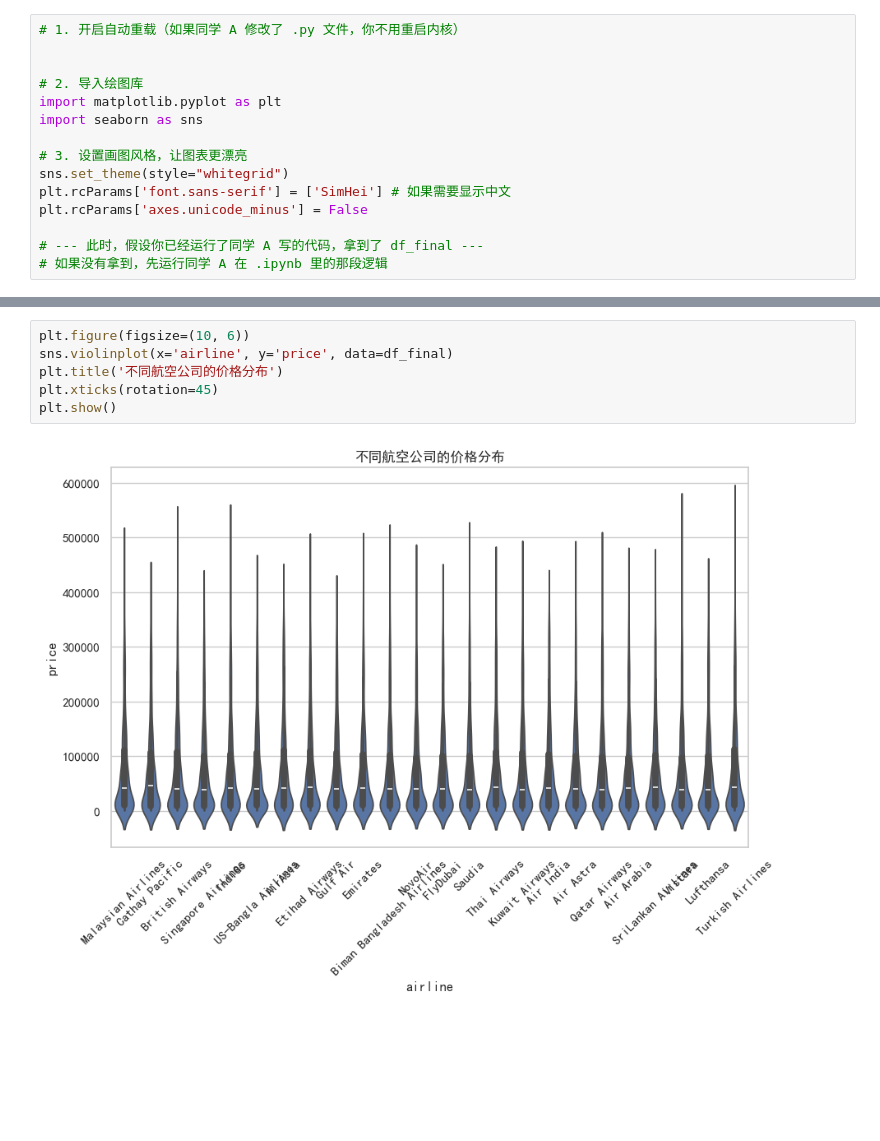
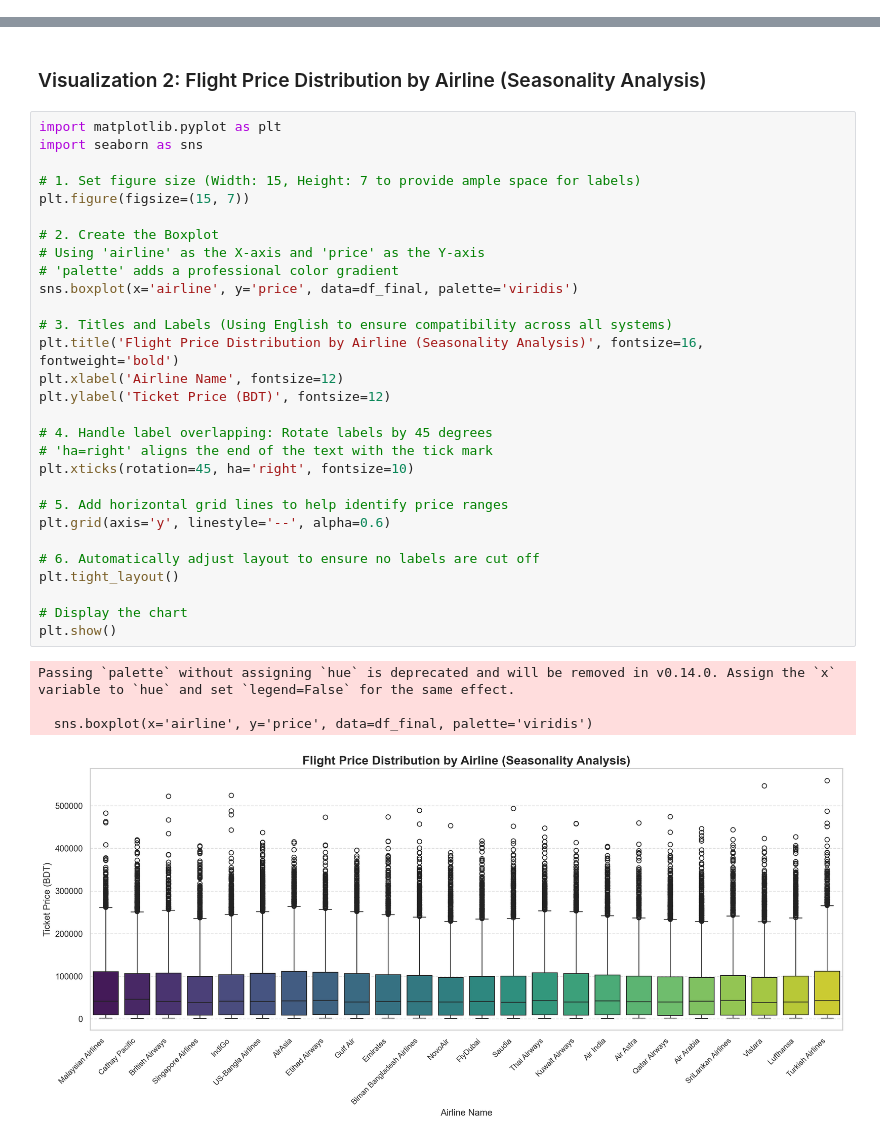
Before and after one commit to zhuxingke6-cpu/Capstone-Project, a Jupyter notebook: capstone_group11.ipynb, the cells around one changed output, grey strips where cells are left out. Cells and saved outputs as stored; diff of their text form; blank space fills up the shorter version.

```diff
--- a/capstone_group11.ipynb
+++ b/capstone_group11.ipynb
@@ -102,15 +96,0 @@ Finally, we created new variables from the existing data. We converted the `dep_
-# %%
-# 1. 开启自动重载（如果同学 A 修改了 .py 文件，你不用重启内核）
-
-
-# 2. 导入绘图库
-import matplotlib.pyplot as plt
-import seaborn as sns
-
-# 3. 设置画图风格，让图表更漂亮
-sns.set_theme(style="whitegrid")
-plt.rcParams['font.sans-serif'] = ['SimHei'] # 如果需要显示中文
-plt.rcParams['axes.unicode_minus'] = False
-
-# --- 此时，假设你已经运行了同学 A 写的代码，拿到了 df_final ---
-# 如果没有拿到，先运行同学 A 在 .ipynb 里的那段逻辑
@@ -142,8 +168,36 @@ Predictive Significance: The dep_hour feature, extracted by Teammate A, proves t
+# %% [markdown]
+### Visualization 2: Flight Price Distribution by Airline (Seasonality Analysis)
 # %%
-plt.figure(figsize=(10, 6))
-sns.violinplot(x='airline', y='price', data=df_final)
-plt.title('不同航空公司的价格分布')
-plt.xticks(rotation=45)
+import matplotlib.pyplot as plt
+import seaborn as sns
+
+# 1. Set figure size (Width: 15, Height: 7 to provide ample space for labels)
+plt.figure(figsize=(15, 7))
+
+# 2. Create the Boxplot
+# Using 'airline' as the X-axis and 'price' as the Y-axis
+# 'palette' adds a professional color gradient
+sns.boxplot(x='airline', y='price', data=df_final, palette='viridis')
+
+# 3. Titles and Labels (Using English to ensure compatibility across all systems)
+plt.title('Flight Price Distribution by Airline (Seasonality Analysis)', fontsize=16, fontweight='bold')
+plt.xlabel('Airline Name', fontsize=12)
+plt.ylabel('Ticket Price (BDT)', fontsize=12)
+
+# 4. Handle label overlapping: Rotate labels by 45 degrees
+# 'ha=right' aligns the end of the text with the tick mark
+plt.xticks(rotation=45, ha='right', fontsize=10)
+
+# 5. Add horizontal grid lines to help identify price ranges
+plt.grid(axis='y', linestyle='--', alpha=0.6)
+
+# 6. Automatically adjust layout to ensure no labels are cut off
+plt.tight_layout()
+
+# Display the chart
 plt.show()
 # %% [output]
+Passing `palette` without assigning `hue` is deprecated and will be removed in v0.14.0. Assign the `x` variable to `hue` and set `legend=False` for the same effect.
+
+  sns.boxplot(x='airline', y='price', data=df_final, palette='viridis')
-[figure, old version]
+[figure, new version]
```
Also changed, not shown: parts of 38 cells of this notebook.
